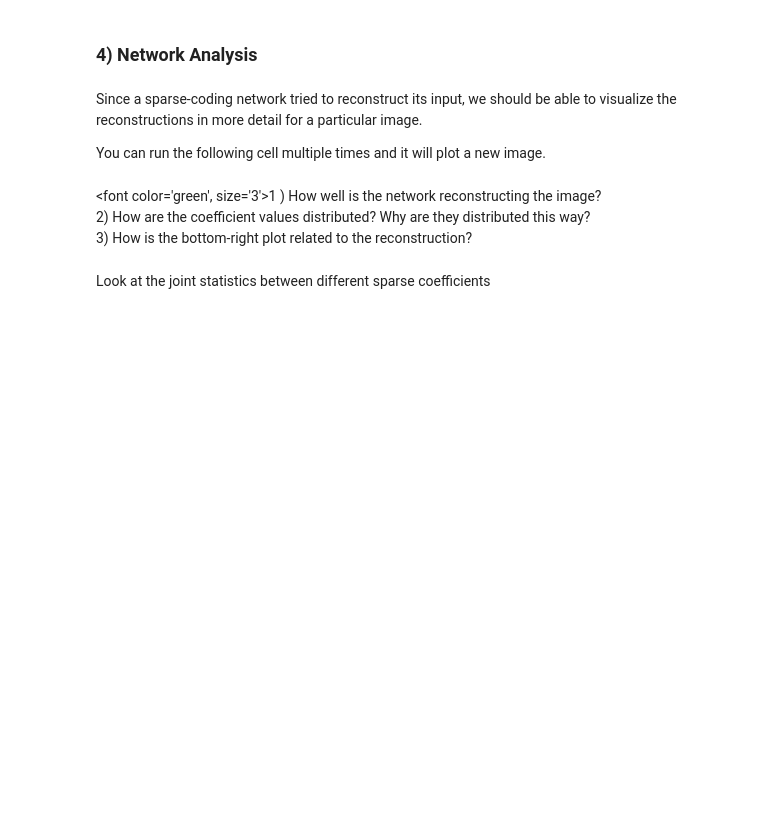
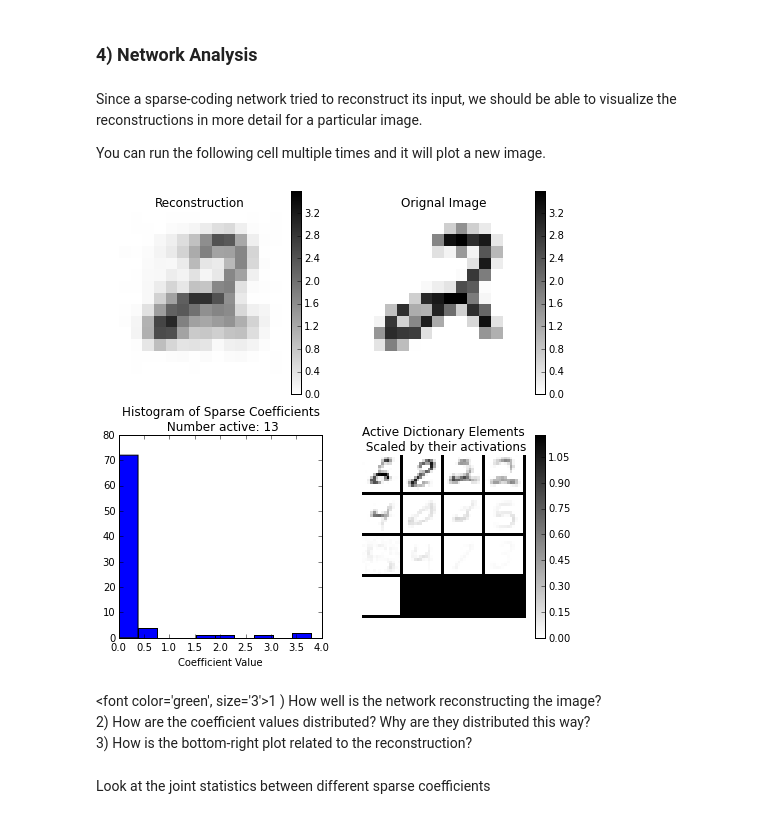
Before and after one commit to rctn/RCTN-neuro-bootcamp, a Jupyter notebook: sparse_coding.ipynb, the cells around one changed output. Saved outputs shown, nothing was run; the diff lists cells and outputs as text; code cells hidden in the pictures; blank space fills up the shorter version.

```diff
--- a/sparse_coding.ipynb
+++ b/sparse_coding.ipynb
@@ -236,34 +259,36 @@ q = np.random.randint(net.A.shape[0])
 plt.subplot(2, 2, 1)
 plt.title('Reconstruction')
 plt.imshow(net.reconstruct(net.X, net.A)[q].reshape(L_img, L_img),
            interpolation = 'nearest',
            cmap = 'gray_r', vmin = 0, vmax = net.X[q].reshape(L_img, L_img).max())
 plt.axis('off')
 plt.colorbar()
 plt.subplot(2, 2, 2)
 plt.title('Orignal Image')
 plt.imshow(net.X[q].reshape(L_img, L_img),
            interpolation = 'nearest',
            cmap = 'gray_r')
 plt.axis('off')
 plt.colorbar()
 plt.subplot(2, 2, 3)
 
 plt.hist(net.A[q])
 
 sort_idx = np.argsort(net.A[q])[::-1]
 N_active = np.sum(net.A[q] > 0.0)
 active_idx = sort_idx[0:N_active]
 
-plt.title('Histogram of Sparse Coefficients \n Number of active: %d' % N_active)
+plt.title('Histogram of Sparse Coefficients \n Number active: %d' % N_active)
 plt.xlabel('Coefficient Value')
 
 plt.subplot(2, 2, 4)
 show_fields(net.D[active_idx] *
             net.A[q][active_idx][:, np.newaxis],
             cmap = 'gray_r', pos_only = True)
 plt.title('Active Dictionary Elements \n Scaled by their activations')
 p = plt.axis('off')
+# %% [output]
+[figure, added]
 # %% [markdown]
 <font color='green', size='3'>1 ) How well is the network reconstructing the image?
 <br>
```
Also changed, not shown: parts of 13 cells of this notebook.
